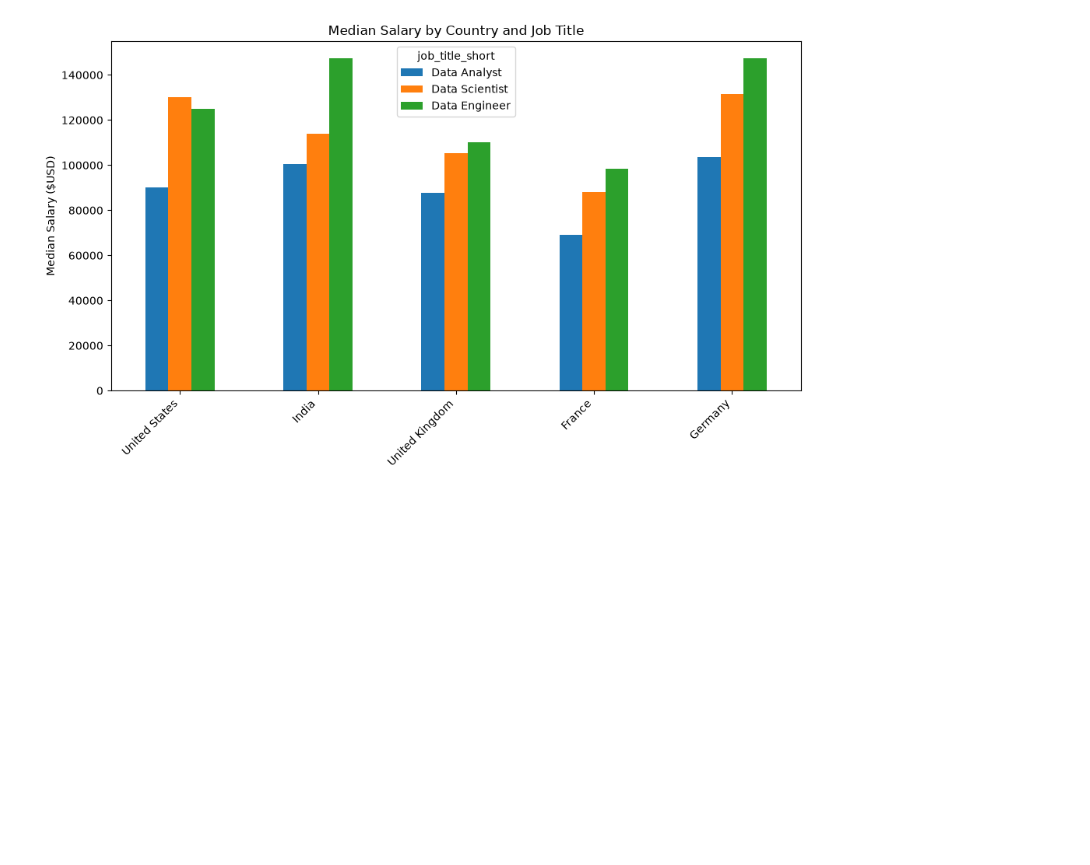
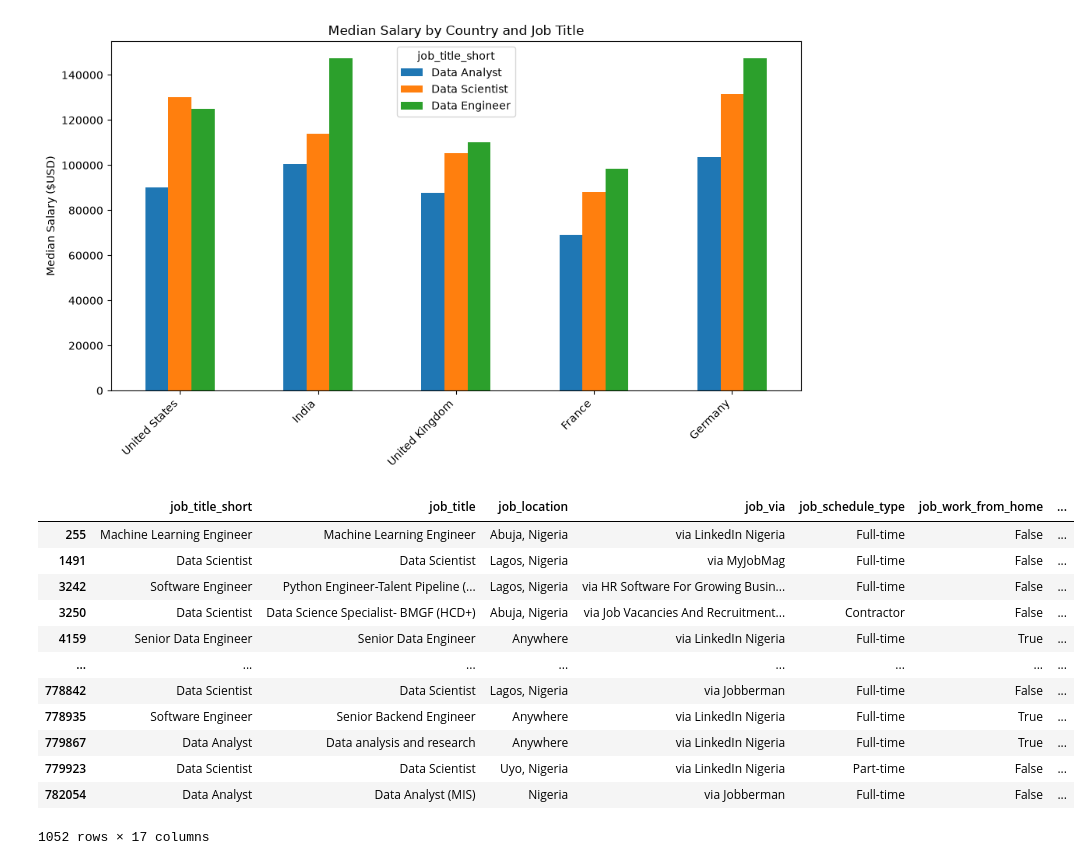
Before and after one commit to dateenbee2442/PYTHON_CORE_TOPICS, a Jupyter notebook: ADVANCE_LEVEL/Panda_Accessing_Data.ipynb, the cells around one changed output. Saved outputs shown, nothing was run; the diff lists cells and outputs as text; code cells hidden in the pictures; blank space fills up the shorter version.

```diff
--- a/ADVANCE_LEVEL/Panda_Accessing_Data.ipynb
+++ b/ADVANCE_LEVEL/Panda_Accessing_Data.ipynb
@@ -615,3 +615,20 @@ plt.tight_layout()
 plt.show()
 # %% [output]
 [figure]
+# %%
+Nigeria = df[df['job_country'] == 'Nigeria']
+Nigeria
+# %% [output]
+|  | job_title_short | job_title | job_location | job_via | job_schedule_type | job_work_from_home | ... |
+| 255 | Machine Learning Engineer | Machine Learning Engineer | Abuja, Nigeria | via LinkedIn Nigeria | Full-time | False | ... |
+| 1491 | Data Scientist | Data Scientist | Lagos, Nigeria | via MyJobMag | Full-time | False | ... |
+| 3242 | Software Engineer | Python Engineer-Talent Pipeline (... | Lagos, Nigeria | via HR Software For Growing Busin... | Full-time | False | ... |
+| 3250 | Data Scientist | Data Science Specialist- BMGF (HCD+) | Abuja, Nigeria | via Job Vacancies And Recruitment... | Contractor | False | ... |
+| 4159 | Senior Data Engineer | Senior Data Engineer | Anywhere | via LinkedIn Nigeria | Full-time | True | ... |
+| ... | ... | ... | ... | ... | ... | ... | ... |
+| 778842 | Data Scientist | Data Scientist | Lagos, Nigeria | via Jobberman | Full-time | False | ... |
+| 778935 | Software Engineer | Senior Backend Engineer | Anywhere | via LinkedIn Nigeria | Full-time | True | ... |
+| 779867 | Data Analyst | Data analysis and research | Anywhere | via LinkedIn Nigeria | Full-time | True | ... |
+| 779923 | Data Scientist | Data Scientist | Uyo, Nigeria | via LinkedIn Nigeria | Part-time | False | ... |
+| 782054 | Data Analyst | Data Analyst (MIS) | Nigeria | via Jobberman | Full-time | False | ... |
+1052 rows × 17 columns
```
